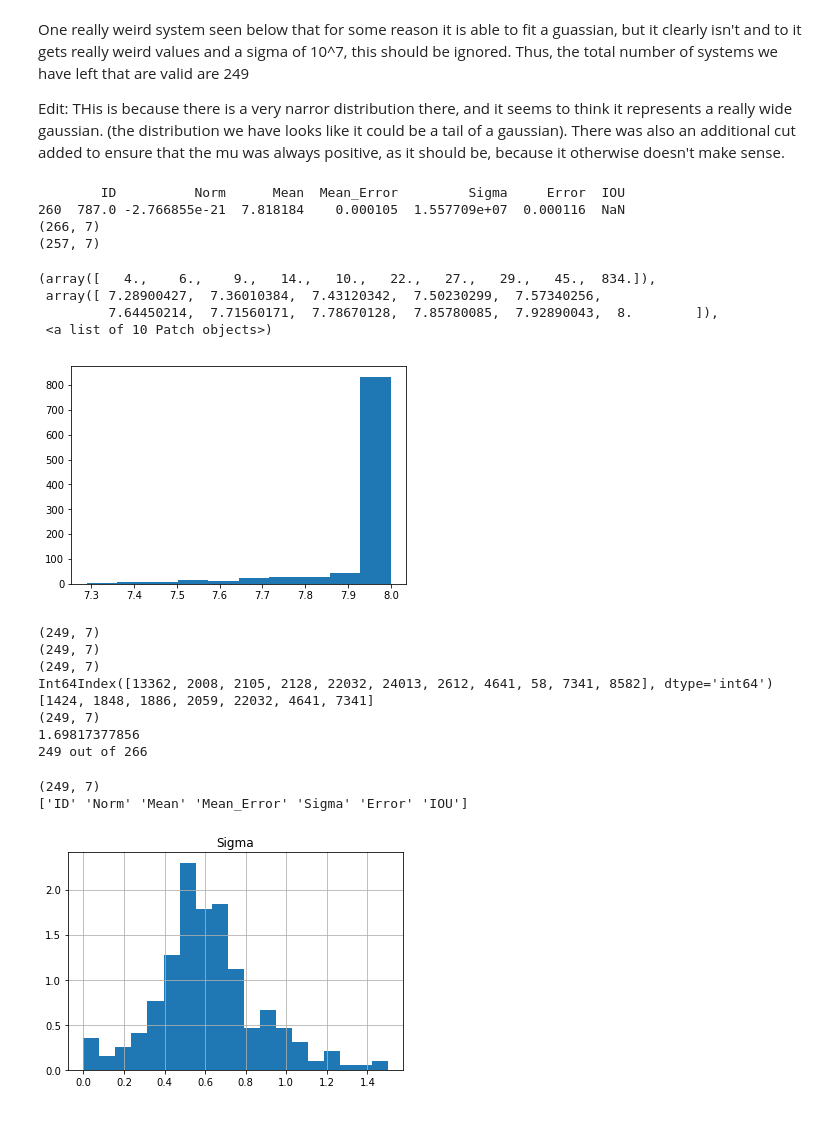
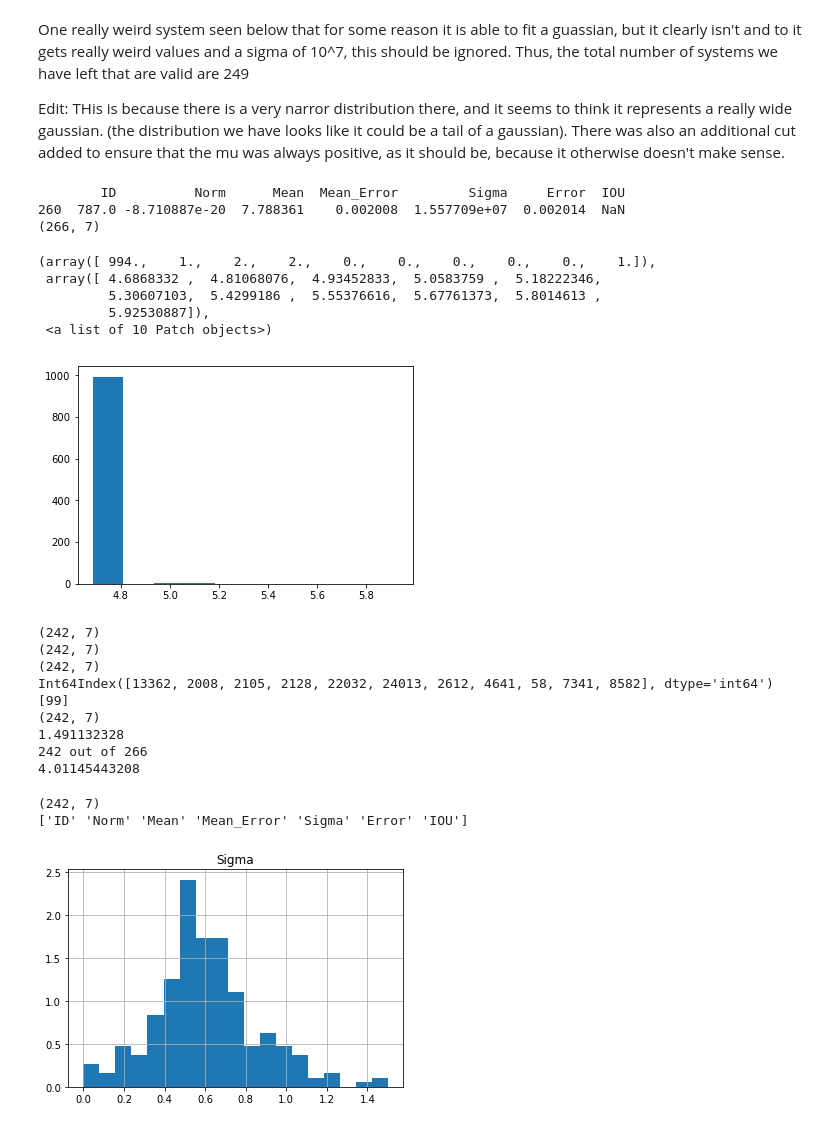
Before and after one commit to dtamayo/MLstability, a Jupyter notebook: Analysis/MCMC_Analysis/ConvolutedConvolutions.ipynb, the cells around one changed output. Cells and saved outputs as stored; diff of their text form; code cells hidden in the pictures.

```diff
--- a/Analysis/MCMC_Analysis/ConvolutedConvolutions.ipynb
+++ b/Analysis/MCMC_Analysis/ConvolutedConvolutions.ipynb
@@ -402,25 +437,25 @@ Edit: THis is because there is a very narror distribution there, and it seems to
 # %%
 #reload csv
 info_frame = pd.read_csv("../../Figures/ConvolutedFigures/Convolved_Params_266_IOU.csv", index_col=0)
 print info_frame[(info_frame["Sigma"]>10)& (info_frame["Sigma"]!=np.inf)]
 print info_frame.shape
-valid_info_frame= info_frame[(info_frame["Mean"]!=np.inf) & (info_frame["Sigma"]<10) & (info_frame["Mean"]>0)] #need to see what causes this
-valid_info_frame = valid_info_frame[valid_info_frame["ID"]!=1364]
+#valid_info_frame= info_frame[(info_frame["Mean"]!=np.inf) & (info_frame["Sigma"]<10) & (info_frame["Mean"]>4)] #need to see what causes this
+#valid_info_frame = valid_info_frame[valid_info_frame["ID"]!=1364]
 #This system converged when running everything, but not on the individual testing, I wonder
 # if that is due to slightly different parameters between the two
-print valid_info_frame.shape
-weird_data = pd.read_csv("../../../Long300/Sys_787_1e8.csv")
+#print valid_info_frame.shape
+weird_data = pd.read_csv("../../../Long300/Sys_1364_1e8.csv")
 plt.hist(np.log10(weird_data["t"]))
 # %% [output]
         ID          Norm      Mean  Mean_Error         Sigma     Error  IOU
-260  787.0 -2.766855e-21  7.818184    0.000105  1.557709e+07  0.000116  NaN
+260  787.0 -8.710887e-20  7.788361    0.002008  1.557709e+07  0.002014  NaN
 (266, 7)
-(257, 7)
-(array([   4.,    6.,    9.,   14.,   10.,   22.,   27.,   29.,   45.,  834.]),
- array([ 7.28900427,  7.36010384,  7.43120342,  7.50230299,  7.57340256,
-         7.64450214,  7.71560171,  7.78670128,  7.85780085,  7.92890043,  8.        ]),
+(array([ 994.,    1.,    2.,    2.,    0.,    0.,    0.,    0.,    0.,    1.]),
+ array([ 4.6868332 ,  4.81068076,  4.93452833,  5.0583759 ,  5.18222346,
+         5.30607103,  5.4299186 ,  5.55376616,  5.67761373,  5.8014613 ,
+         5.92530887]),
  <a list of 10 Patch objects>)
-[figure, old version]
+[figure, new version]
 # %%
 #system 787 is weird, high sigma value
 #In [7]: df[df['A'].isin([3, 6])]
@@ -439,27 +474,29 @@ print valid_info_frame["Sigma"].max()
 print valid_info_frame.shape[0], "out of", info_frame.shape[0]
 ind =  np.where(valid_info_frame["Sigma"] == valid_info_frame["Sigma"].max())[0][0]
 #info_frame = pd.read_csv("../../Figures/ConvolutedFigures/Convolved_Params_266_IOU.csv")
-valid_info_frame.to_csv("../../Figures/ConvolutedFigures/Convolved_Params_249_IOU_valid.csv")
+valid_info_frame.to_csv("../../Figures/ConvolutedFigures/Convolved_Params_247_IOU_valid.csv")
+print valid_info_frame["Mean"].min()
 # %% [output]
-(249, 7)
-(249, 7)
-(249, 7)
+(242, 7)
+(242, 7)
+(242, 7)
 Int64Index([13362, 2008, 2105, 2128, 22032, 24013, 2612, 4641, 58, 7341, 8582], dtype='int64')
-[1424, 1848, 1886, 2059, 22032, 4641, 7341]
-(249, 7)
-1.69817377856
-249 out of 266
+[99]
+(242, 7)
+1.491132328
+242 out of 266
+4.01145443208
 # %%
-valid_info_frame= pd.read_csv("../../Figures/ConvolutedFigures/Convolved_Params_249_IOU_valid.csv", index_col=0)
+valid_info_frame= pd.read_csv("../../Figures/ConvolutedFigures/Convolved_Params_247_IOU_valid.csv", index_col=0)
 print valid_info_frame.shape
 valid_info_frame["Sigma"] = np.abs(valid_info_frame["Sigma"])
 bins = np.linspace(0, 1.5, 20)
 valid_info_frame.hist("Sigma",  normed = 1, bins = bins)
 print valid_info_frame.columns.values
 # %% [output]
-(249, 7)
+(242, 7)
 ['ID' 'Norm' 'Mean' 'Mean_Error' 'Sigma' 'Error' 'IOU']
-[figure, old version]
+[figure, new version]
 # %%
 from scipy.stats import norm
 
```
Also changed, not shown: parts of 18 cells of this notebook, 2 other files.
